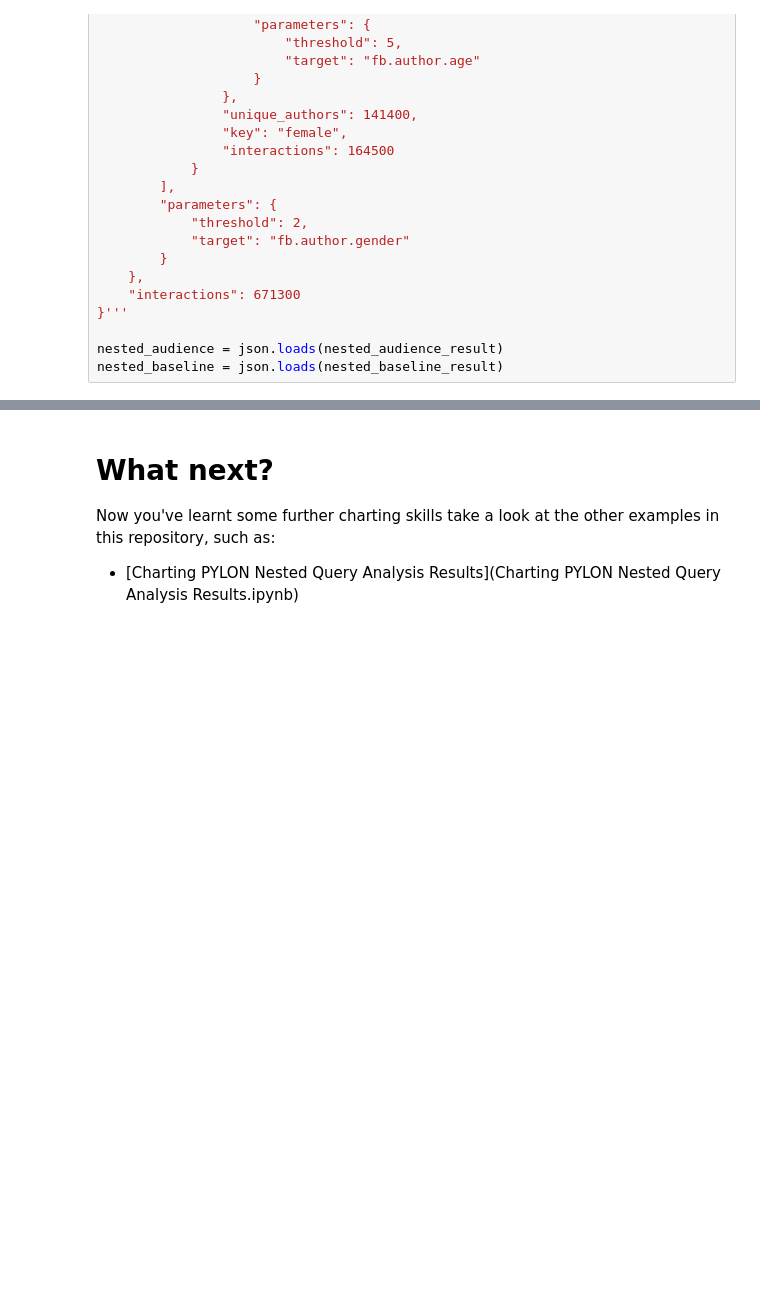
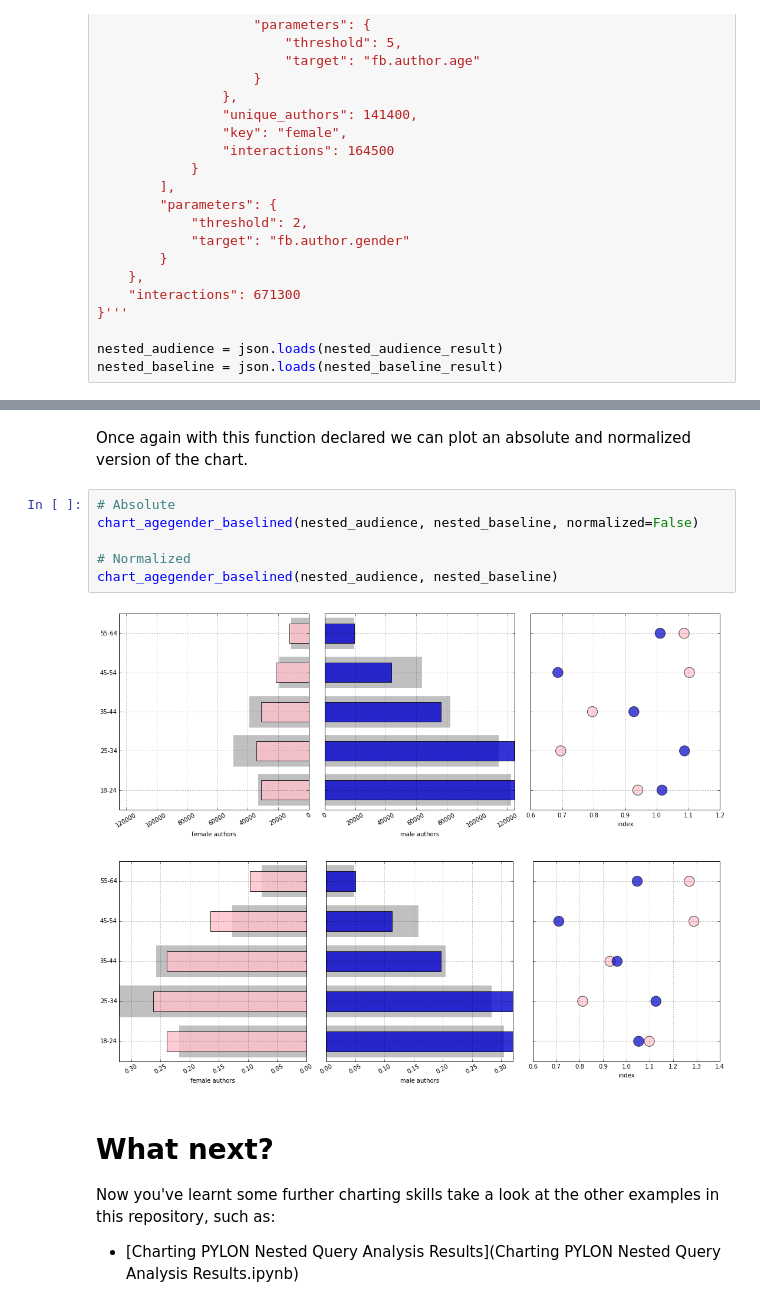
Before and after one commit to MeltwaterArchive/datasift-examples, a Jupyter notebook: pylon/ipython/facebook-topic-data/Charting PYLON Baselined Analysis Results.ipynb, the cells around one changed output, grey strips where cells are left out. Cells and saved outputs as stored; diff of their text form; blank space fills up the shorter version.

```diff
--- a/pylon/ipython/facebook-topic-data/Charting PYLON Baselined Analysis Results.ipynb
+++ b/pylon/ipython/facebook-topic-data/Charting PYLON Baselined Analysis Results.ipynb
@@ -531,3 +687,14 @@ if not nested_audience['analysis']['redacted'] and not nested_baseline['analysis
+# %% [markdown]
+Once again with this function declared we can plot an absolute and normalized version of the chart.
+# %%
+# Absolute
+chart_agegender_baselined(nested_audience, nested_baseline, normalized=False)
+
+# Normalized
+chart_agegender_baselined(nested_audience, nested_baseline)
+# %% [output]
+[figure, added]
+[figure, added]
 # %% [markdown]
 # What next?
 
```
Also changed, not shown: parts of 17 cells of this notebook, 3 other files.
